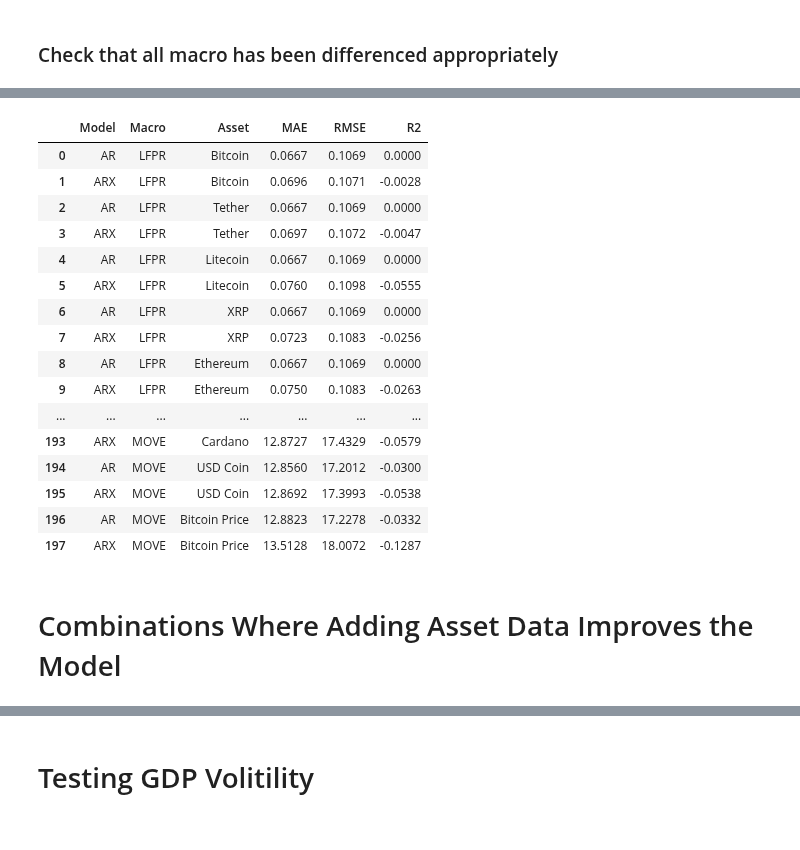
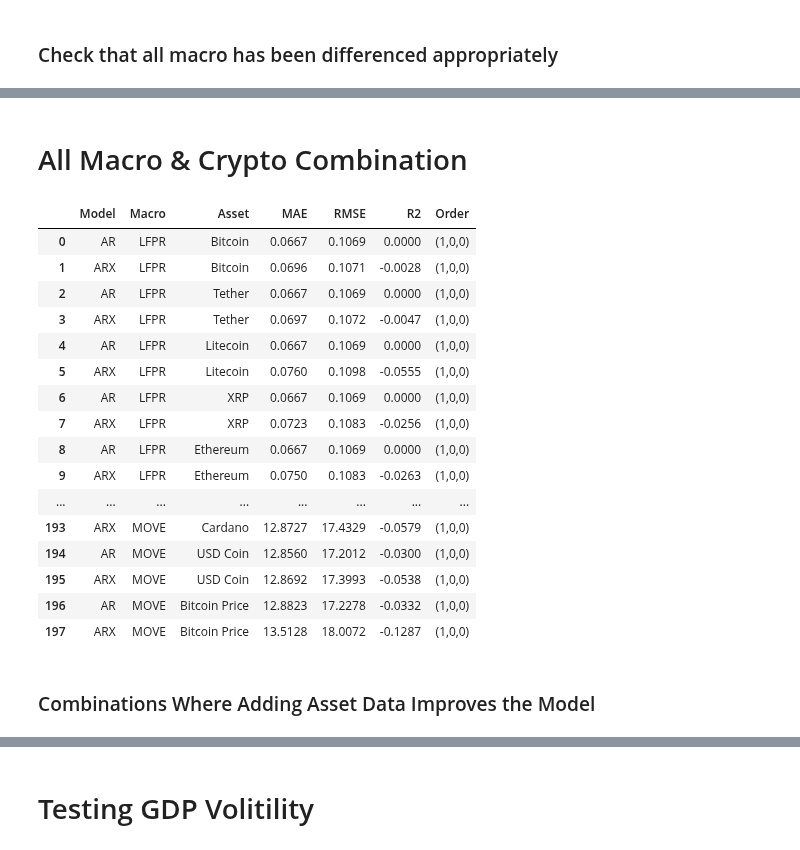
Before and after one commit to tianyishen701/CryptoMacroecon-Prediction-CSUREMM, a Jupyter notebook: AR Testing.ipynb, the cells around one changed output, grey strips where cells are left out. Cells and saved outputs as stored; diff of their text form; code cells hidden in the pictures.

```diff
--- a/AR Testing.ipynb
+++ b/AR Testing.ipynb
@@ -36,6 +36,7 @@ df.columns = df.columns.str.strip()
 ## Testing all combinations
 # %%
 macro_list = ['LFPR', 'CPI', 'r', 'M1', 'GDP Monthly', 'IM', 'EX', 'CC', 'CC Monthly % Change', 'VIX', 'MOVE']
+vol_macro_list = ['vol_LFPR', 'vol_CPI', 'vol_r', 'vol_M1', 'vol_GDP', 'vol_IM', 'vol_EX', 'vol_CC']
 asset_list= ['Bitcoin', 'Tether', 'Litecoin', 'XRP', 'Ethereum', 'Dogecoin', 'Cardano', 'USD Coin', 'Bitcoin Price']
 order = 1
 train_end = '2023-05-01'
@@ -51,6 +74,15 @@ for macro in macro_list:
         adf_p = adfuller(df[f'{macro}_diff'].dropna())[1]
         if adf_p > 0.05:
             df[f'{macro}_diff_diff'] = df[f'{macro}_diff'].diff()
+
+# Pre-difference all macro variables
+for vol_macro in vol_macro_list:
+    adf_p = adfuller(df[vol_macro].dropna())[1]
+    if adf_p > 0.05:
+        df[f'{vol_macro}_diff'] = df[vol_macro].diff()
+        adf_p = adfuller(df[f'{vol_macro}_diff'].dropna())[1]
+        if adf_p > 0.05:
+            df[f'{vol_macro}_diff_diff'] = df[f'{vol_macro}_diff'].diff()
 # %%
 def check_stationarity(series):
     result = adfuller(series.dropna())
@@ -68,7 +100,16 @@ for macro in macro_list:
         target_col = f'{macro}_diff'
     else:
         target_col = macro
+    check_stationarity(df[target_col])
 
+for vol_macro in vol_macro_list:
+    available_cols = df.columns
+    if f'{vol_macro}_diff_diff' in available_cols:
+        target_col = f'{vol_macro}_diff_diff'
+    elif f'{vol_macro}_diff' in available_cols:
+        target_col = f'{vol_macro}_diff'
+    else:
+        target_col = vol_macro
     check_stationarity(df[target_col])
 # %% [output]
 ADF test for LFPR_diff: p-value = 0.0000
@@ -107,7 +156,7 @@ def acf(series, name = 'variable'):
 # acf(series, f'{variable}_diff_diff')
 # check_stationarity(df[f'{variable}_diff_diff'])
 # %%
-def run_model(df, macro, asset, MA):
+def run_model(df, macro, asset):
     available_cols = df.columns
     if f'{macro}_diff_diff' in available_cols:
         target_col = f'{macro}_diff_diff'
@@ -126,14 +175,18 @@ def run_model(df, macro, asset, MA):
     train_exog = exog[:train_end]
     test_exog = exog[train_end:]
 
+    order_dict = ar_orders.get(macro, {'p': 1, 'q': 0})  # Default to AR(1) if macro not found
+    p = order_dict['p']
+    q = order_dict['q']
+
     # AR model
-    ar_model = SARIMAX(train_endog, order=(order, 0, MA))
+    ar_model = SARIMAX(train_endog, order=(p, 0, q))
     ar_result = ar_model.fit(disp=False)
     forecast_ar = ar_result.get_forecast(steps=len(test_endog))
     pred_ar = forecast_ar.predicted_mean
 
     # ARX model
-    arx_model = SARIMAX(train_endog, exog=train_exog, order=(order, 0, MA))
+    arx_model = SARIMAX(train_endog, exog=train_exog, order=(p, 0, q))
     arx_result = arx_model.fit(disp=False)
     forecast_arx = arx_result.get_forecast(steps=len(test_endog), exog=test_exog)
     pred_arx = forecast_arx.predicted_mean
@@ -146,7 +199,8 @@ def run_model(df, macro, asset, MA):
             'Asset': asset,
             'MAE': mean_absolute_error(test_endog, pred_ar),
             'RMSE': np.sqrt(mean_squared_error(test_endog, pred_ar)),
-            'R2': r2_score(test_endog, pred_ar)
+            'R2': r2_score(test_endog, pred_ar),
+            'Order': f'({p},0,{q})'
         },
         {
             'Model': 'ARX',
@@ -154,48 +208,50 @@ def run_model(df, macro, asset, MA):
             'Asset': asset,
             'MAE': mean_absolute_error(test_endog, pred_arx),
             'RMSE': np.sqrt(mean_squared_error(test_endog, pred_arx)),
-            'R2': r2_score(test_endog, pred_arx)
+            'R2': r2_score(test_endog, pred_arx),
+            'Order': f'({p},0,{q})'
         }
     ]
 
     return metrics
+# %% [markdown]
+# All Macro & Crypto Combination
 # %%
-MA = 0
 results_list = []
 # Run through all combinations
 for macro in macro_list:
     for asset in asset_list:
         try:
-            result_metrics = run_model(df.copy(), macro, asset, MA)
+            result_metrics = run_model(df.copy(), macro, asset)
             results_list.extend(result_metrics)
         except Exception as e:
             print(f"Error with {macro}-{asset}: {e}")
             continue
 
 # Final table
 results_df = pd.DataFrame(results_list)
 pd.set_option('display.float_format', lambda x: f'{x:.4f}')
 display(HTML(results_df.to_html(max_rows=1000, max_cols=10, notebook=True, escape=False)))
 # %% [output]
-|  | Model | Macro | Asset | MAE | RMSE | R2 |
-| 0 | AR | LFPR | Bitcoin | 0.0667 | 0.1069 | 0.0000 |
-| 1 | ARX | LFPR | Bitcoin | 0.0696 | 0.1071 | -0.0028 |
-| 2 | AR | LFPR | Tether | 0.0667 | 0.1069 | 0.0000 |
-| 3 | ARX | LFPR | Tether | 0.0697 | 0.1072 | -0.0047 |
-| 4 | AR | LFPR | Litecoin | 0.0667 | 0.1069 | 0.0000 |
-| 5 | ARX | LFPR | Litecoin | 0.0760 | 0.1098 | -0.0555 |
-| 6 | AR | LFPR | XRP | 0.0667 | 0.1069 | 0.0000 |
-| 7 | ARX | LFPR | XRP | 0.0723 | 0.1083 | -0.0256 |
-| 8 | AR | LFPR | Ethereum | 0.0667 | 0.1069 | 0.0000 |
-| 9 | ARX | LFPR | Ethereum | 0.0750 | 0.1083 | -0.0263 |
-| ... | ... | ... | ... | ... | ... | ... |
-| 193 | ARX | MOVE | Cardano | 12.8727 | 17.4329 | -0.0579 |
-| 194 | AR | MOVE | USD Coin | 12.8560 | 17.2012 | -0.0300 |
-| 195 | ARX | MOVE | USD Coin | 12.8692 | 17.3993 | -0.0538 |
-| 196 | AR | MOVE | Bitcoin Price | 12.8823 | 17.2278 | -0.0332 |
-| 197 | ARX | MOVE | Bitcoin Price | 13.5128 | 18.0072 | -0.1287 |
+|  | Model | Macro | Asset | MAE | RMSE | R2 | Order |
+| 0 | AR | LFPR | Bitcoin | 0.0667 | 0.1069 | 0.0000 | (1,0,0) |
+| 1 | ARX | LFPR | Bitcoin | 0.0696 | 0.1071 | -0.0028 | (1,0,0) |
+| 2 | AR | LFPR | Tether | 0.0667 | 0.1069 | 0.0000 | (1,0,0) |
+| 3 | ARX | LFPR | Tether | 0.0697 | 0.1072 | -0.0047 | (1,0,0) |
+| 4 | AR | LFPR | Litecoin | 0.0667 | 0.1069 | 0.0000 | (1,0,0) |
+| 5 | ARX | LFPR | Litecoin | 0.0760 | 0.1098 | -0.0555 | (1,0,0) |
+| 6 | AR | LFPR | XRP | 0.0667 | 0.1069 | 0.0000 | (1,0,0) |
+| 7 | ARX | LFPR | XRP | 0.0723 | 0.1083 | -0.0256 | (1,0,0) |
+| 8 | AR | LFPR | Ethereum | 0.0667 | 0.1069 | 0.0000 | (1,0,0) |
+| 9 | ARX | LFPR | Ethereum | 0.0750 | 0.1083 | -0.0263 | (1,0,0) |
+| ... | ... | ... | ... | ... | ... | ... | ... |
+| 193 | ARX | MOVE | Cardano | 12.8727 | 17.4329 | -0.0579 | (1,0,0) |
+| 194 | AR | MOVE | USD Coin | 12.8560 | 17.2012 | -0.0300 | (1,0,0) |
+| 195 | ARX | MOVE | USD Coin | 12.8692 | 17.3993 | -0.0538 | (1,0,0) |
+| 196 | AR | MOVE | Bitcoin Price | 12.8823 | 17.2278 | -0.0332 | (1,0,0) |
+| 197 | ARX | MOVE | Bitcoin Price | 13.5128 | 18.0072 | -0.1287 | (1,0,0) |
 # %% [markdown]
-# Combinations Where Adding Asset Data Improves the Model
+### Combinations Where Adding Asset Data Improves the Model
 # %%
 # Reshape for comparison
 df_wide = results_df.pivot_table(
```
Also changed, not shown: parts of 9 cells of this notebook.
